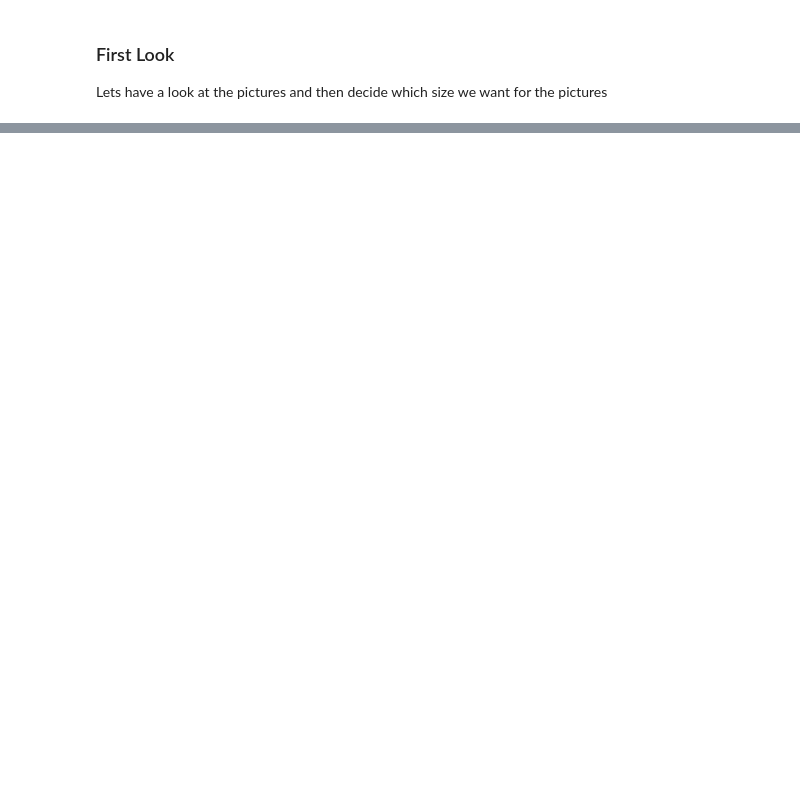
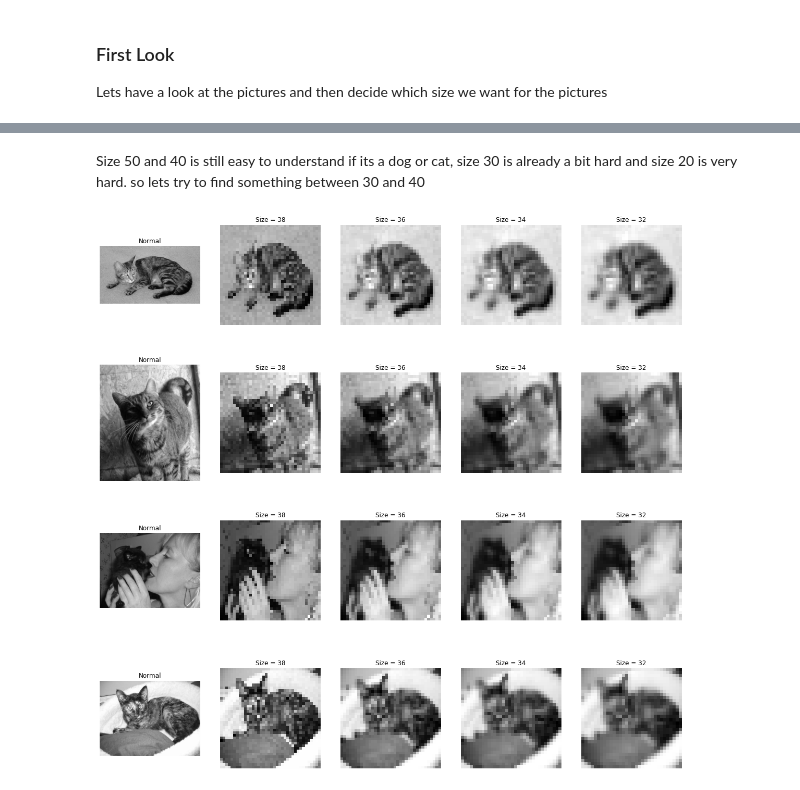
Before and after one commit to Inon-Sinn/Project-Gmar-2, a Jupyter notebook: Part 3 Cats and Dogs.ipynb, the cells around one changed output, grey strips where cells are left out. Saved outputs shown, nothing was run; the diff lists cells and outputs as text; code cells hidden in the pictures; blank space fills up the shorter version.

```diff
--- a/Part 3 Cats and Dogs.ipynb
+++ b/Part 3 Cats and Dogs.ipynb
@@ -43,0 +80,36 @@ Lets have a look at the pictures and then decide which size we want for the pict
+# %% [markdown]
+Size 50 and 40 is still easy to understand if its a dog or cat, size 30 is already a bit hard and size 20 is very hard. so lets try to find something between 30 and 40
+# %%
+plt.figure(figsize=(20,20))
+for i in range(1,20,5):
+    plt.subplot(4,5, i)
+    plt.axis('off')
+    img = cv2.imread('csv folder/train/cat.{}.jpg'.format(i+15),0 )
+    plt.imshow(img, cmap ='gray')
+    plt.title("Normal")
+
+    plt.subplot(4,5, i+1)
+    plt.axis('off')
+    plt.title("Size = 38")
+    img = cv2.resize(img , (38,38))
+    plt.imshow(img, cmap ='gray')
+
+    plt.subplot(4,5, i+2)
+    plt.axis('off')
+    plt.title("Size = 36")
+    img = cv2.resize(img , (36,36))
+    plt.imshow(img, cmap ='gray')
+
+    plt.subplot(4,5, i+3)
+    plt.axis('off')
+    plt.title("Size = 34")
+    img = cv2.resize(img , (34,34))
+    plt.imshow(img, cmap ='gray')
+
+    plt.subplot(4,5, i+4)
+    plt.axis('off')
+    plt.title("Size = 32")
+    img = cv2.resize(img , (32,32))
+    plt.imshow(img, cmap ='gray')
+# %% [output]
+[figure, added]
```
Also changed, not shown: parts of 4 cells of this notebook, 1 other file.
